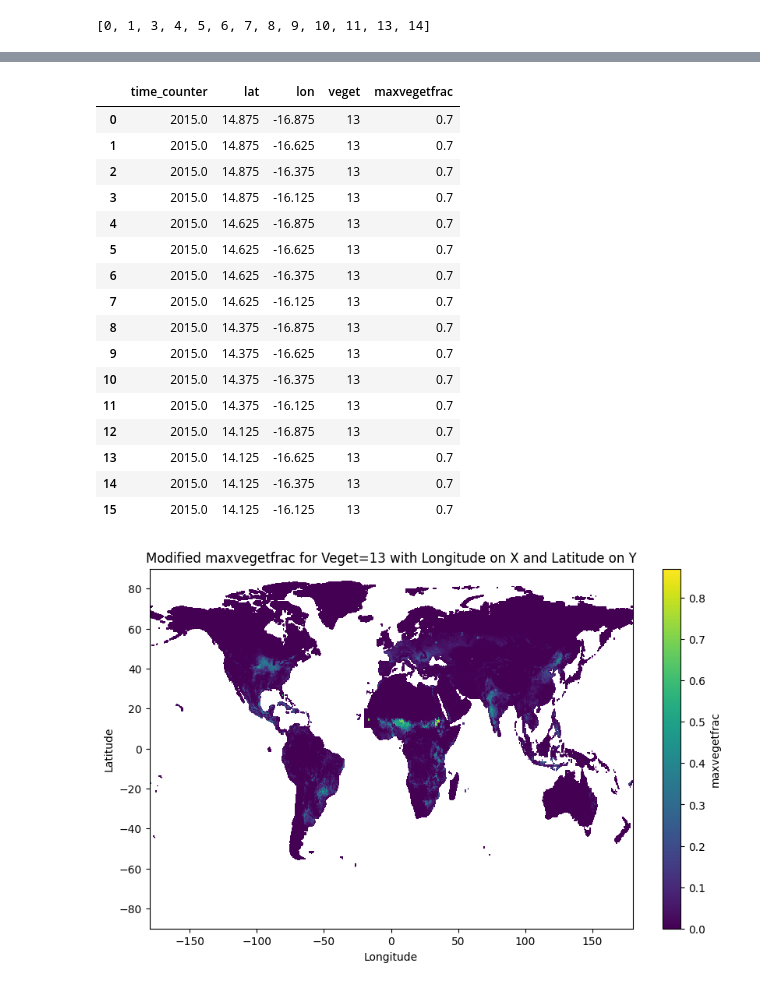
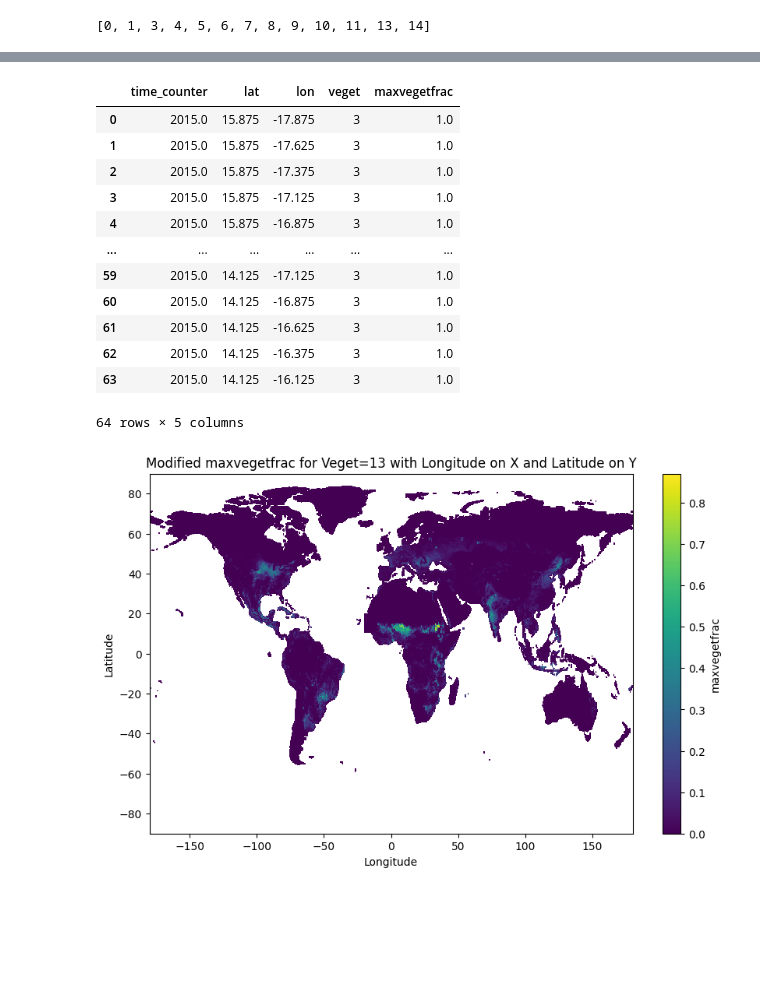
Before and after one commit to espoirgk/PhD_Repos, a Jupyter notebook: netcdf_data_analys.ipynb, the cells around one changed output, grey strips where cells are left out. Drawn from its saved outputs; the diff is of its cells as text; code cells hidden in the pictures; blank space fills up the shorter version.

```diff
--- a/netcdf_data_analys.ipynb
+++ b/netcdf_data_analys.ipynb
@@ -25,6 +22,6 @@ df4 = xr.open_dataset('map_TreeCrop_2015.nc', decode_times=False)
 # %%
 #Coordinate SN-Niakhar
-LON_WEST=-17
-LAT_NORTH=15
-LAT_SOUTH=14
-LON_EAST=-16
+LON_WEST = -18 #-17
+LAT_NORTH = 16
+LAT_SOUTH = 14
+LON_EAST = -16
@@ -222,28 +151,11 @@ latvals = lat[:]; lonvals = lon[:] # extract lat/lon values (in degrees) to nump
 # %%
-import netCDF4 as nc
-import xarray as xr
-import numpy as np
+# Define the values to replace for veget=3 and veget=13
+prop_tree = 0.0584
+prop_crop = 1 - prop_tree
 
-# Define the file path
-file_path = "map2015PFT3.nc"
-
-# Open the NetCDF file
-dataset = df
-
-# Define the coordinates to search for
-LON_WEST = -17
-LAT_NORTH = 15
-LAT_SOUTH = 14
-LON_EAST = -16
-
-# Find the indices for the specified coordinates
-lon_indices = np.where((dataset.lon >= LON_WEST) & (dataset.lon <= LON_EAST))[0]
-lat_indices = np.where((dataset.lat <= LAT_NORTH) & (dataset.lat >= LAT_SOUTH))[0]
-
-# Define the values to replace for veget=3 and veget=13
 replace_values = {
-    3: 0.3,
-    13: 0.7,
+    3: prop_tree,
+    13: prop_crop,
 }
 
 # Iterate through veget values and update "maxvegetfrac" variable
@@ -276,2 +188,2 @@ array([652, 653, 654, 655])
 # %%
-dataset = xr.open_dataset("modified_map2015PFT3.nc", decode_times=False)
+dataset = xr.open_dataset("map2015PFT3.nc", decode_times=False)
@@ -301,21 +190,17 @@ tx.VEGET_MAX.isel(time_counter=1).to_dataframe()
 # %%
-dataset["maxvegetfrac"].sel(lat=slice(LAT_NORTH, LAT_SOUTH), lon=slice(LON_WEST, LON_EAST), veget=13).to_dataframe().reset_index()
+dataset["maxvegetfrac"].sel(lat=slice(LAT_NORTH, LAT_SOUTH), lon=slice(LON_WEST, LON_EAST), veget=3).to_dataframe().reset_index()
 # %% [output]
 |  | time_counter | lat | lon | veget | maxvegetfrac |
-| 0 | 2015.0 | 14.875 | -16.875 | 13 | 0.7 |
-| 1 | 2015.0 | 14.875 | -16.625 | 13 | 0.7 |
-| 2 | 2015.0 | 14.875 | -16.375 | 13 | 0.7 |
-| 3 | 2015.0 | 14.875 | -16.125 | 13 | 0.7 |
-| 4 | 2015.0 | 14.625 | -16.875 | 13 | 0.7 |
-| 5 | 2015.0 | 14.625 | -16.625 | 13 | 0.7 |
-| 6 | 2015.0 | 14.625 | -16.375 | 13 | 0.7 |
-| 7 | 2015.0 | 14.625 | -16.125 | 13 | 0.7 |
-| 8 | 2015.0 | 14.375 | -16.875 | 13 | 0.7 |
-| 9 | 2015.0 | 14.375 | -16.625 | 13 | 0.7 |
-| 10 | 2015.0 | 14.375 | -16.375 | 13 | 0.7 |
-| 11 | 2015.0 | 14.375 | -16.125 | 13 | 0.7 |
-| 12 | 2015.0 | 14.125 | -16.875 | 13 | 0.7 |
-| 13 | 2015.0 | 14.125 | -16.625 | 13 | 0.7 |
-| 14 | 2015.0 | 14.125 | -16.375 | 13 | 0.7 |
-| 15 | 2015.0 | 14.125 | -16.125 | 13 | 0.7 |
+| 0 | 2015.0 | 15.875 | -17.875 | 3 | 1.0 |
+| 1 | 2015.0 | 15.875 | -17.625 | 3 | 1.0 |
+| 2 | 2015.0 | 15.875 | -17.375 | 3 | 1.0 |
+| 3 | 2015.0 | 15.875 | -17.125 | 3 | 1.0 |
+| 4 | 2015.0 | 15.875 | -16.875 | 3 | 1.0 |
+| ... | ... | ... | ... | ... | ... |
+| 59 | 2015.0 | 14.125 | -17.125 | 3 | 1.0 |
+| 60 | 2015.0 | 14.125 | -16.875 | 3 | 1.0 |
+| 61 | 2015.0 | 14.125 | -16.625 | 3 | 1.0 |
+| 62 | 2015.0 | 14.125 | -16.375 | 3 | 1.0 |
+| 63 | 2015.0 | 14.125 | -16.125 | 3 | 1.0 |
+64 rows × 5 columns
 # %%
```
Also changed, not shown: parts of 30 cells of this notebook.
